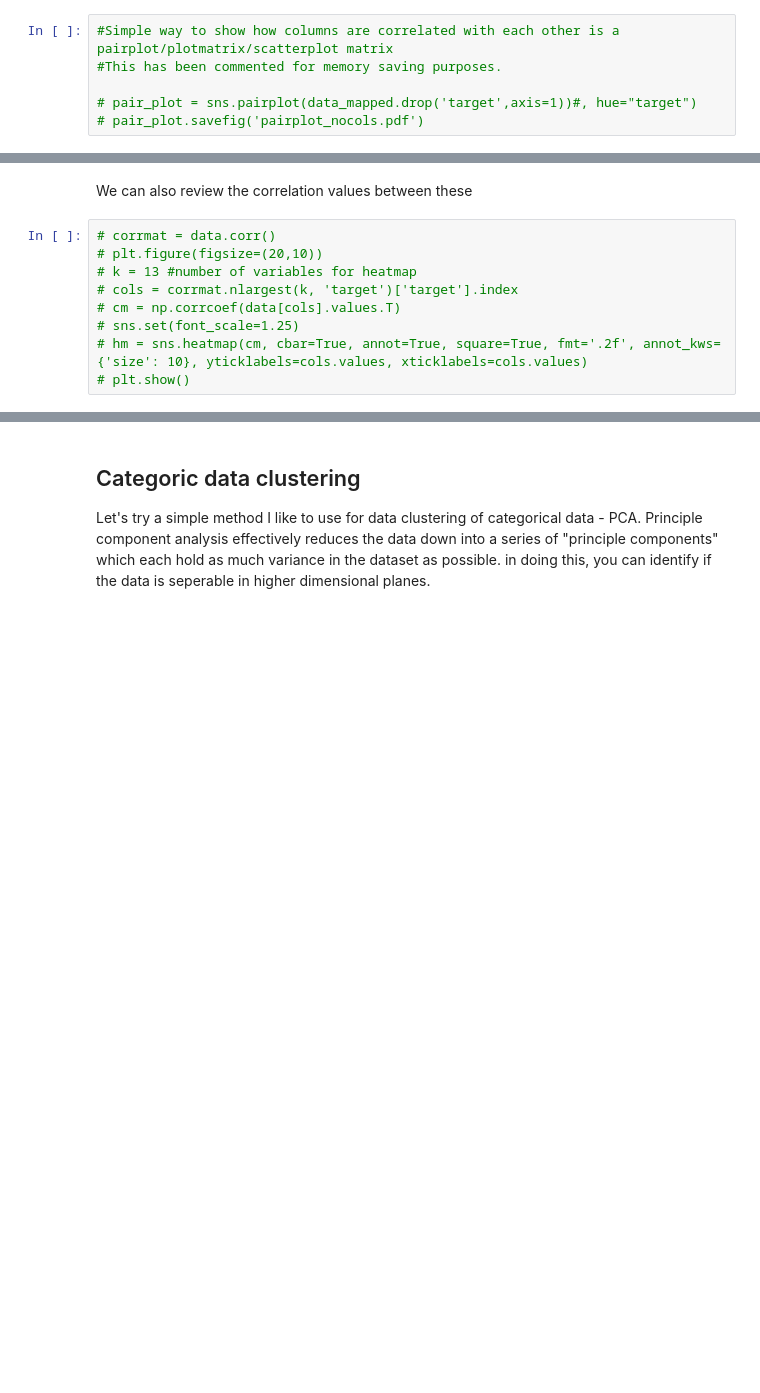
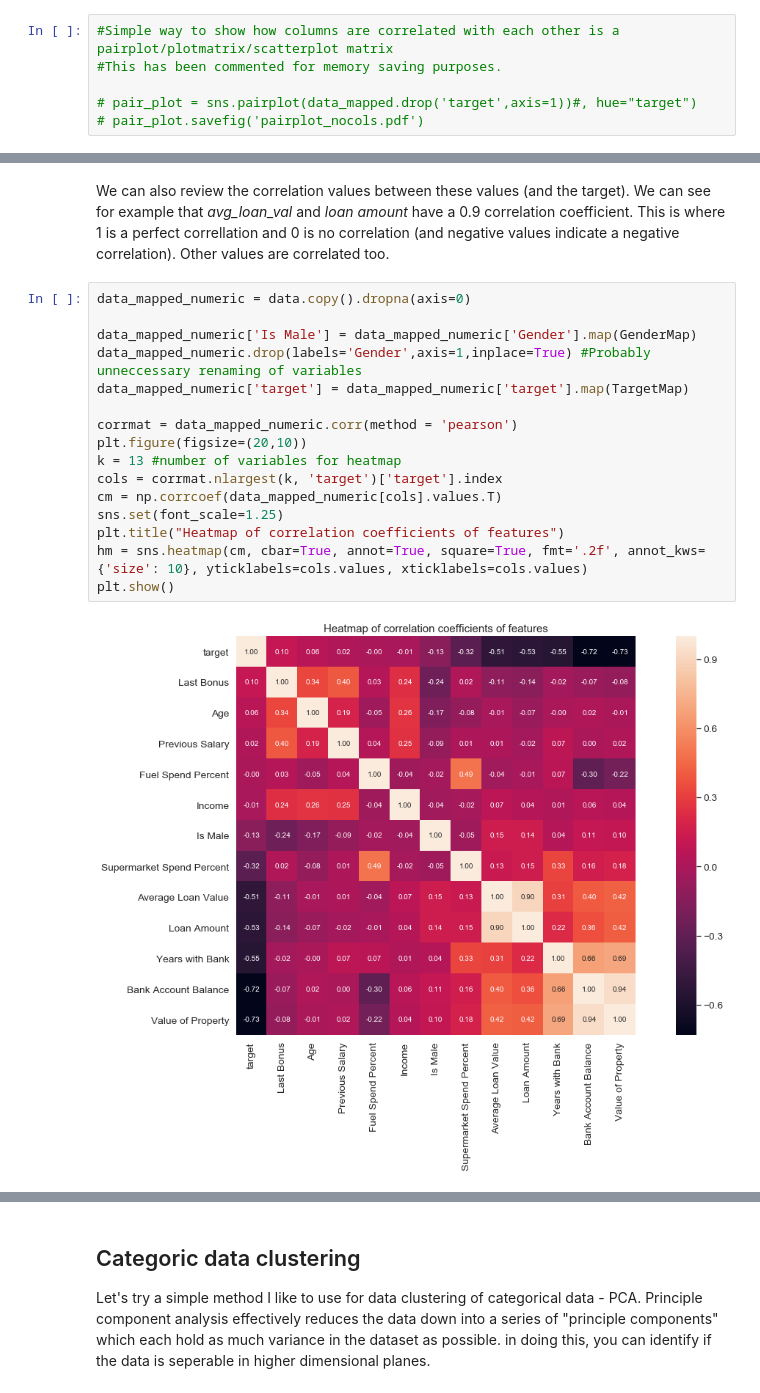
Before and after one commit to matt-ramcharan/047054-Data-Scientist-Assessment, a Jupyter notebook: DataScienceTask.ipynb, the cells around one changed output, grey strips where cells are left out. Saved outputs shown, nothing was run; the diff lists cells and outputs as text; blank space fills up the shorter version.

```diff
--- a/DataScienceTask.ipynb
+++ b/DataScienceTask.ipynb
@@ -246,12 +315,21 @@ IFrame("figures/pairplot.pdf", width=600, height=300)
-# %% [markdown]
-We can also review the correlation values between these
+# %% [markdown]
+We can also review the correlation values between these values (and the target). We can see for example that *avg_loan_val* and *loan amount* have a 0.9 correlation coefficient. This is where 1 is a perfect correllation and 0 is no correlation (and negative values indicate a negative correlation). Other values are correlated too.
 # %%
-# corrmat = data.corr()
-# plt.figure(figsize=(20,10))
-# k = 13 #number of variables for heatmap
-# cols = corrmat.nlargest(k, 'target')['target'].index
-# cm = np.corrcoef(data[cols].values.T)
-# sns.set(font_scale=1.25)
-# hm = sns.heatmap(cm, cbar=True, annot=True, square=True, fmt='.2f', annot_kws={'size': 10}, yticklabels=cols.values, xticklabels=cols.values)
-# plt.show()
+data_mapped_numeric = data.copy().dropna(axis=0)
+
+data_mapped_numeric['Is Male'] = data_mapped_numeric['Gender'].map(GenderMap)
+data_mapped_numeric.drop(labels='Gender',axis=1,inplace=True) #Probably unneccessary renaming of variables
+data_mapped_numeric['target'] = data_mapped_numeric['target'].map(TargetMap)
+
+corrmat = data_mapped_numeric.corr(method = 'pearson')
+plt.figure(figsize=(20,10))
+k = 13 #number of variables for heatmap
+cols = corrmat.nlargest(k, 'target')['target'].index
+cm = np.corrcoef(data_mapped_numeric[cols].values.T)
+sns.set(font_scale=1.25)
+plt.title("Heatmap of correlation coefficients of features")
+hm = sns.heatmap(cm, cbar=True, annot=True, square=True, fmt='.2f', annot_kws={'size': 10}, yticklabels=cols.values, xticklabels=cols.values)
+plt.show()
+# %% [output]
+[figure, added]
 # %% [markdown]
```
Also changed, not shown: parts of 41 cells of this notebook.
